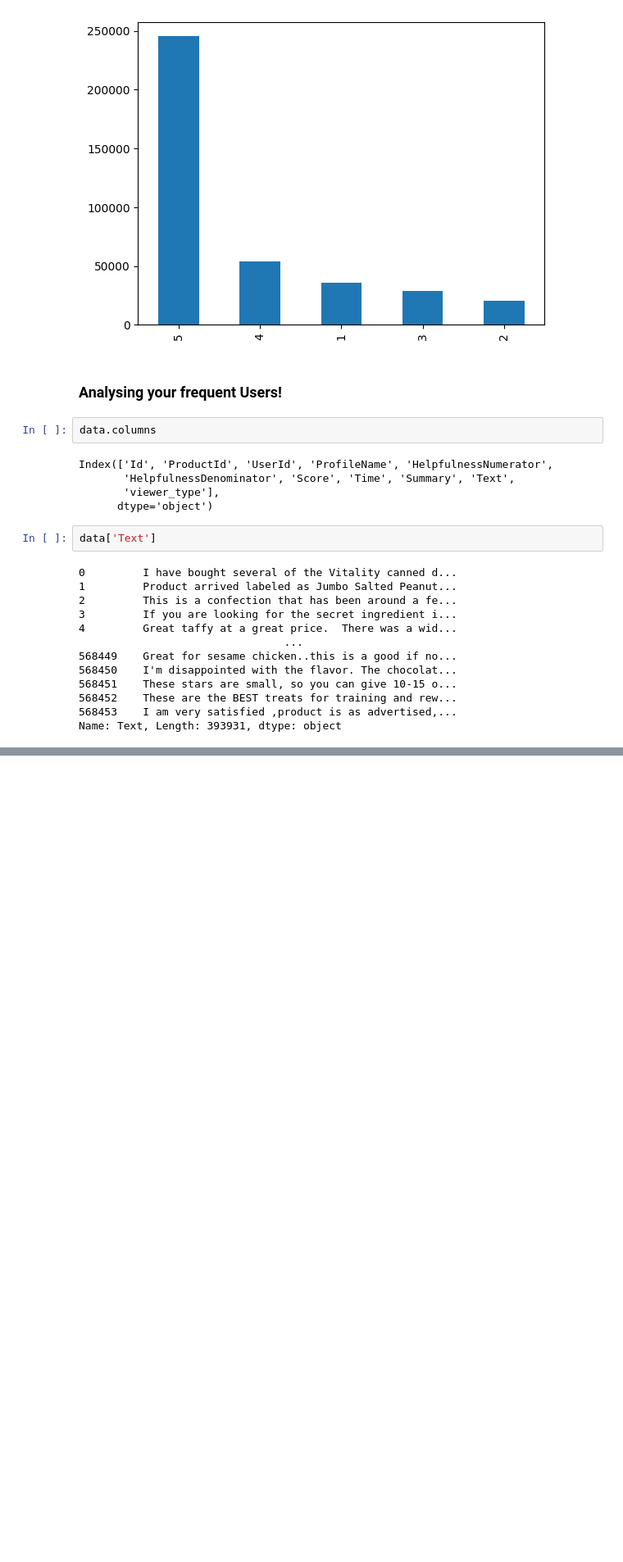
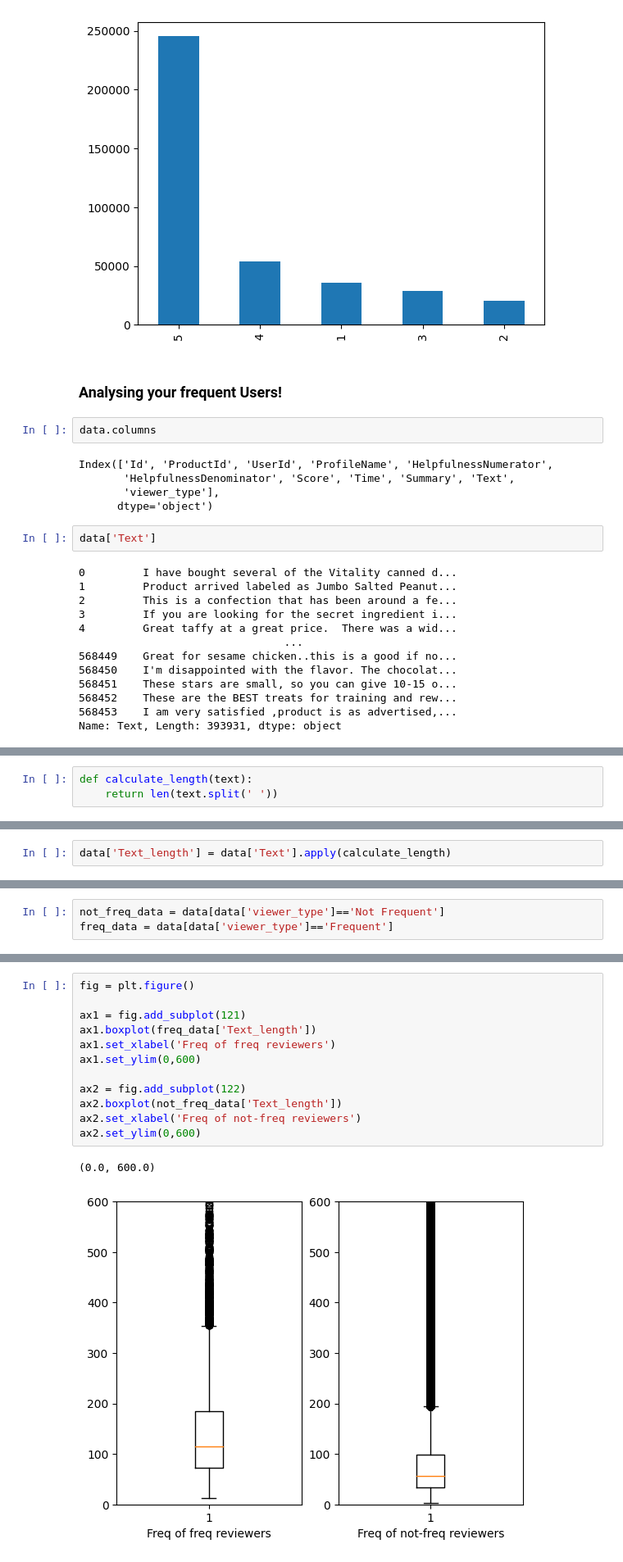
Before and after one commit to Sumetjutha/031_Real_Project_Analysis_Python, a Jupyter notebook: 005_Amazaon_Customers_Data_Analysis.ipynb, the cells around one changed output, grey strips where cells are left out. Shown at 82% size. Saved outputs shown, nothing was run; the diff lists cells and outputs as text; blank space fills up the shorter version.

```diff
--- a/005_Amazaon_Customers_Data_Analysis.ipynb
+++ b/005_Amazaon_Customers_Data_Analysis.ipynb
@@ -700,0 +739,3 @@ data[['UserId', 'Text']]
+# %%
+def calculate_length(text):
+    return len(text.split(' '))
@@ -700,0 +757,2 @@ data[['UserId', 'Text']]
+# %%
+data['Text_length'] = data['Text'].apply(calculate_length)
@@ -700,0 +763,3 @@ data[['UserId', 'Text']]
+# %%
+not_freq_data = data[data['viewer_type']=='Not Frequent']
+freq_data = data[data['viewer_type']=='Frequent']
@@ -700,0 +782,15 @@ data[['UserId', 'Text']]
+# %%
+fig = plt.figure()
+
+ax1 = fig.add_subplot(121)
+ax1.boxplot(freq_data['Text_length'])
+ax1.set_xlabel('Freq of freq reviewers')
+ax1.set_ylim(0,600)
+
+ax2 = fig.add_subplot(122)
+ax2.boxplot(not_freq_data['Text_length'])
+ax2.set_xlabel('Freq of not-freq reviewers')
+ax2.set_ylim(0,600)
+# %% [output]
+(0.0, 600.0)
+[figure, added]
```
Also changed, not shown: parts of 32 cells of this notebook.
